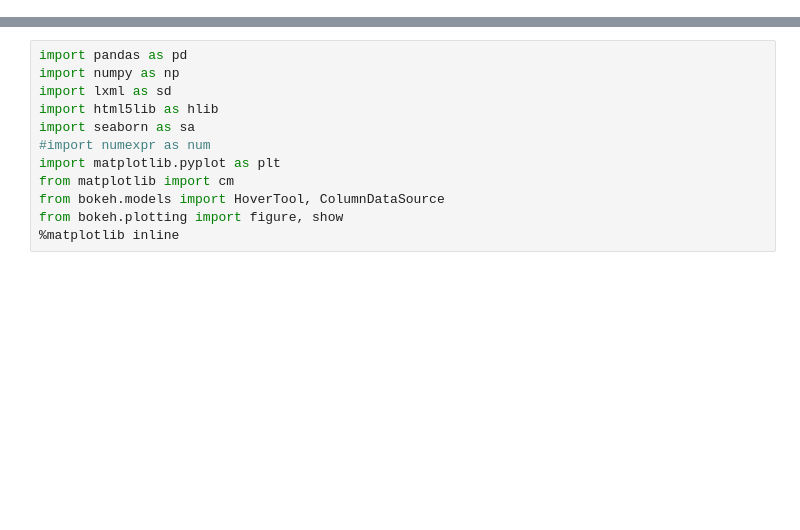
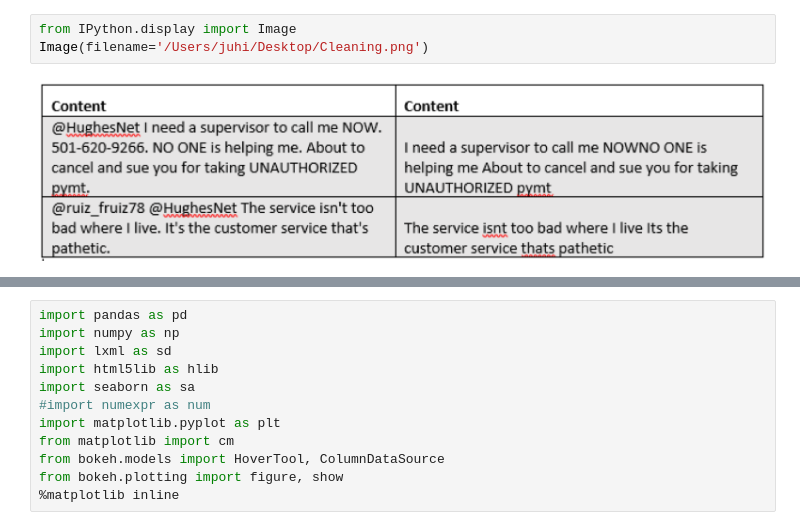
Before and after one commit to juhiscript/DataScience, a Jupyter notebook: Final Project.ipynb, the cells around one changed output, grey strips where cells are left out. Cells and saved outputs as stored; diff of their text form; blank space fills up the shorter version.

```diff
--- a/Final Project.ipynb
+++ b/Final Project.ipynb
@@ -0,0 +50,5 @@
+# %%
+from IPython.display import Image
+Image(filename='/Users/juhi/Desktop/Cleaning.png')
+# %% [output]
+[figure, added]
```
Also changed, not shown: parts of 32 cells of this notebook.
